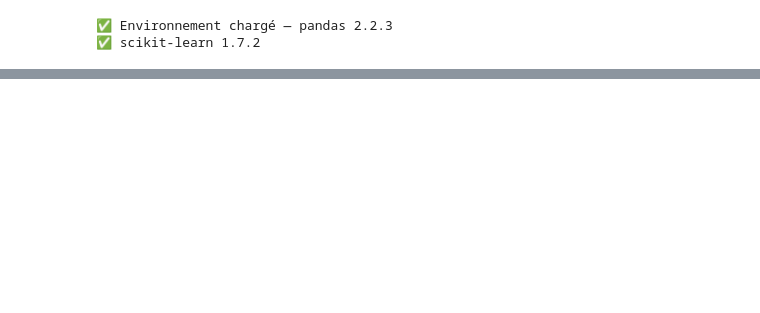
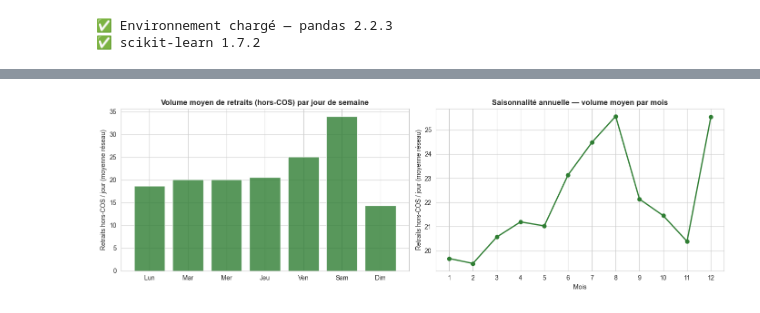
Before and after one commit to Maria-lin/IA-D-tection-de-comportement-, a Jupyter notebook: detection_anomalies_gab_v11.ipynb, the cells around one changed output, grey strips where cells are left out. Cells and saved outputs as stored; diff of their text form; code cells hidden in the pictures; blank space fills up the shorter version.

```diff
--- a/detection_anomalies_gab_v11.ipynb
+++ b/detection_anomalies_gab_v11.ipynb
@@ -788,0 +444,17 @@ print(f'   Répartition : {pd.Series(LABELS_FINAL).value_counts().sort_index().t
+# %%
+# ══════════════════════════════════════════════════════════════════════════════
+# BLOC B.2 — Z-scores INTRA-GAB temporels (vs historique propre du GAB)
+# ══════════════════════════════════════════════════════════════════════════════
+# Fenêtre de référence décalée : J-42 à J-8 (35 jours), en excluant les 8 jours
+# les plus récents pour ne pas polluer la baseline avec l'anomalie en cours.
+METRIQUES_INTRA = ['ret_nb_horscos', 'ret_montant_moyen', 'taux_capture_pct', 'ret_pct_nuit']
+
+g = df.groupby('num_automate', sort=False)
+for m in METRIQUES_INTRA:
+    shifted   = g[m].shift(8)
+    roll_mean = shifted.groupby(df['num_automate']).rolling(35, min_periods=14).mean().reset_index(level=0, drop=True)
+    roll_std  = shifted.groupby(df['num_automate']).rolling(35, min_periods=14).std().reset_index(level=0, drop=True)
+    df[f'zscore_intra_{m}'] = (df[m] - roll_mean) / roll_std.replace(0, np.nan)
+
+print('✅ Z-scores intra-GAB (vs historique propre du GAB) :', [c for c in df.columns if c.startswith('zscore_intra_')])
+print(f'\n   Lignes sans z-score intra (période d\'amorçage, <14 jours d\'historique) : {df["zscore_intra_ret_nb_horscos"].isnull().sum():,}')
@@ -788,0 +548,20 @@ print(f'   Répartition : {pd.Series(LABELS_FINAL).value_counts().sort_index().t
+# %%
+# ── Saisonnalité hebdomadaire et annuelle — vue d'ensemble du réseau ─────────
+fig, axes = plt.subplots(1, 2, figsize=(14, 4.5))
+
+vol_dow = df.groupby('_jour_semaine')['ret_nb_horscos'].mean()
+axes[0].bar(['Lun','Mar','Mer','Jeu','Ven','Sam','Dim'], vol_dow.values, color=COULEUR_NORMAL, alpha=0.8)
+axes[0].set_title('Volume moyen de retraits (hors-COS) par jour de semaine', fontweight='bold')
+axes[0].set_ylabel('Retraits hors-COS / jour (moyenne réseau)')
+
+vol_mois = df.groupby('mois')['ret_nb_horscos'].mean()
+axes[1].plot(vol_mois.index, vol_mois.values, 'o-', color=COULEUR_NORMAL, linewidth=2)
+axes[1].set_xticks(range(1,13))
+axes[1].set_title('Saisonnalité annuelle — volume moyen par mois', fontweight='bold')
+axes[1].set_xlabel('Mois'); axes[1].set_ylabel('Retraits hors-COS / jour (moyenne réseau)')
+
+plt.tight_layout()
+plt.savefig('saisonnalite_journaliere.png', dpi=150, bbox_inches='tight')
+plt.show()
+# %% [output]
+[figure, added]
```
Also changed, not shown: parts of 57 cells of this notebook.
